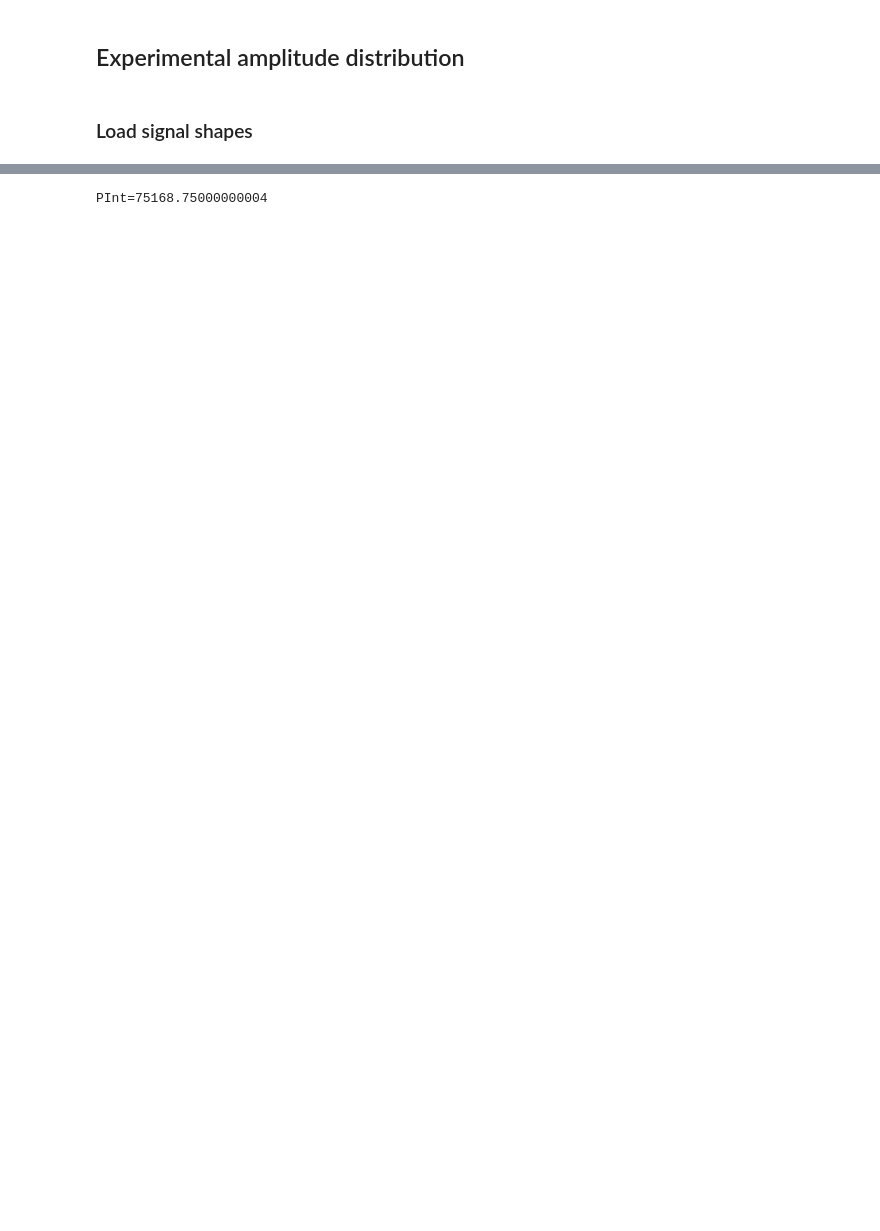
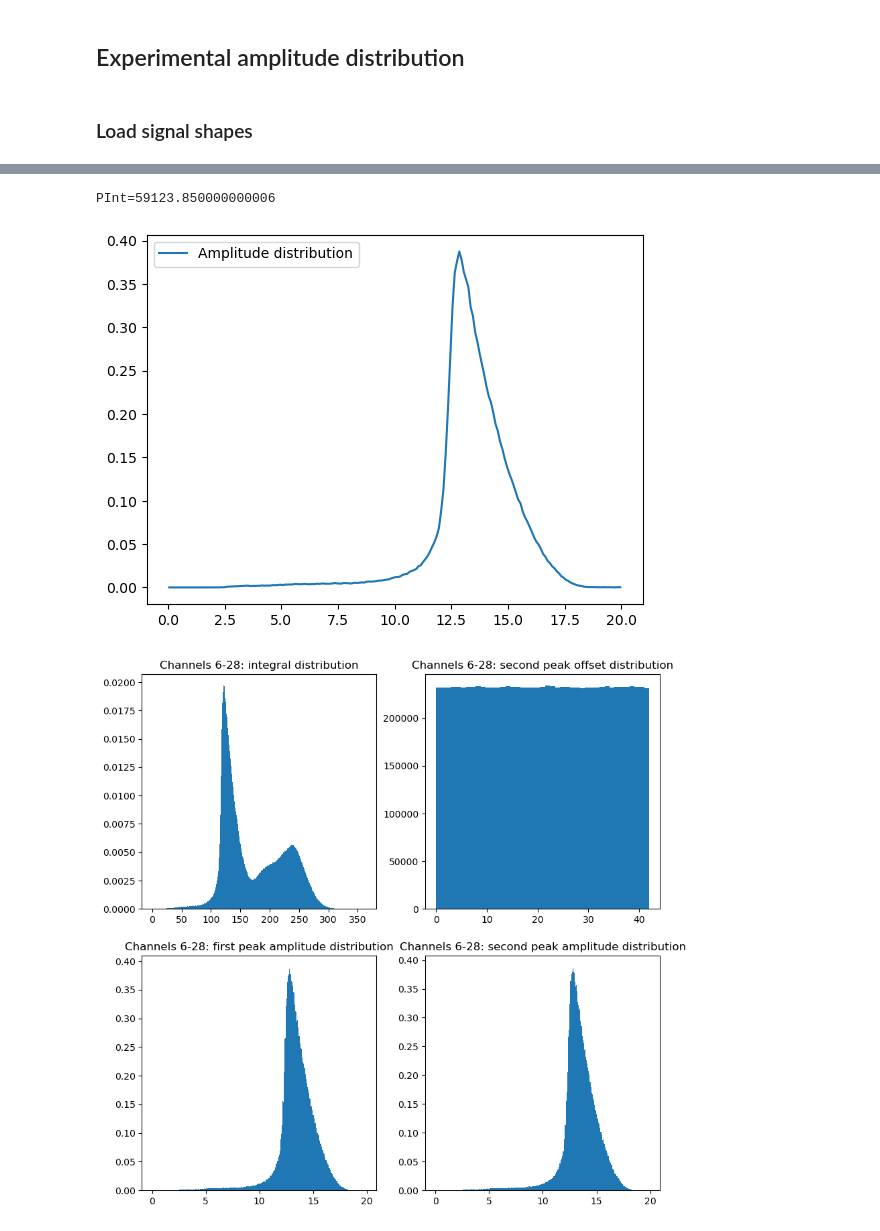
Before and after one commit to GregTheMadMonk/edu-28, a Jupyter notebook: edu-28.ipynb, the cells around one changed output, grey strips where cells are left out. Cells and saved outputs as stored; diff of their text form; code cells hidden in the pictures; blank space fills up the shorter version.

```diff
--- a/edu-28.ipynb
+++ b/edu-28.ipynb
@@ -382,7 +382,7 @@ def loadExperimentalSignalShape(filename, separator='\t'):
 
             point = list(
                 map(
-                    lambda x: float(x),
+                    lambda x: float(x) if x else 0,
                     line.split(separator)
                 )
             )
@@ -400,25 +400,25 @@ def processFile(filename):
 
     numRolls = 10_000_000 # 1e+7
 
-    resultInt3_19 = runInParallel(
+    _resultInt3_19 = runInParallel(
                         100, None,
                         numbaBulk, numRolls / 100,
                         testRollTwoPeaks, P, E, exampleSignal, exampleSignal, 3, 19
                         )
-    resultInt6_26 = runInParallel(
+    _resultInt6_26 = runInParallel(
                         100, None,
                         numbaBulk, numRolls / 100,
                         testRollTwoPeaks, P, E, exampleSignal, exampleSignal, 6, 26
                         )
-    resultInt6_34 = runInParallel(
+    _resultInt6_34 = runInParallel(
                         100, None,
                         numbaBulk, numRolls / 100,
                         testRollTwoPeaks, P, E, exampleSignal, exampleSignal, 6, 34
                         )
 
-    plot(resultInt3_19, "Channels 6-28")
-    plot(resultInt6_26, "Channels 3-35")
-    plot(resultInt6_34, "Channels 6-43")
+    plot(_resultInt3_19, "Channels 6-28")
+    plot(_resultInt6_26, "Channels 3-35")
+    plot(_resultInt6_34, "Channels 6-43")
 # %%
 processFile('task/data/p120(30s)(HV1=12000).txt')
 # %% [output]
@@ -426,4 +430,6 @@ PInt=75168.75000000004
 # %%
-processFile('task/data/p120(30s)(HV1=12500).txt')
+processFile('task/data/p109(30s)(HV1=12500).txt')
 # %% [output]
-PInt=75168.75000000004
+PInt=59123.850000000006
+[figure, added]
+[figure, added]
```
Also changed, not shown: parts of 17 cells of this notebook, 4 other files.
